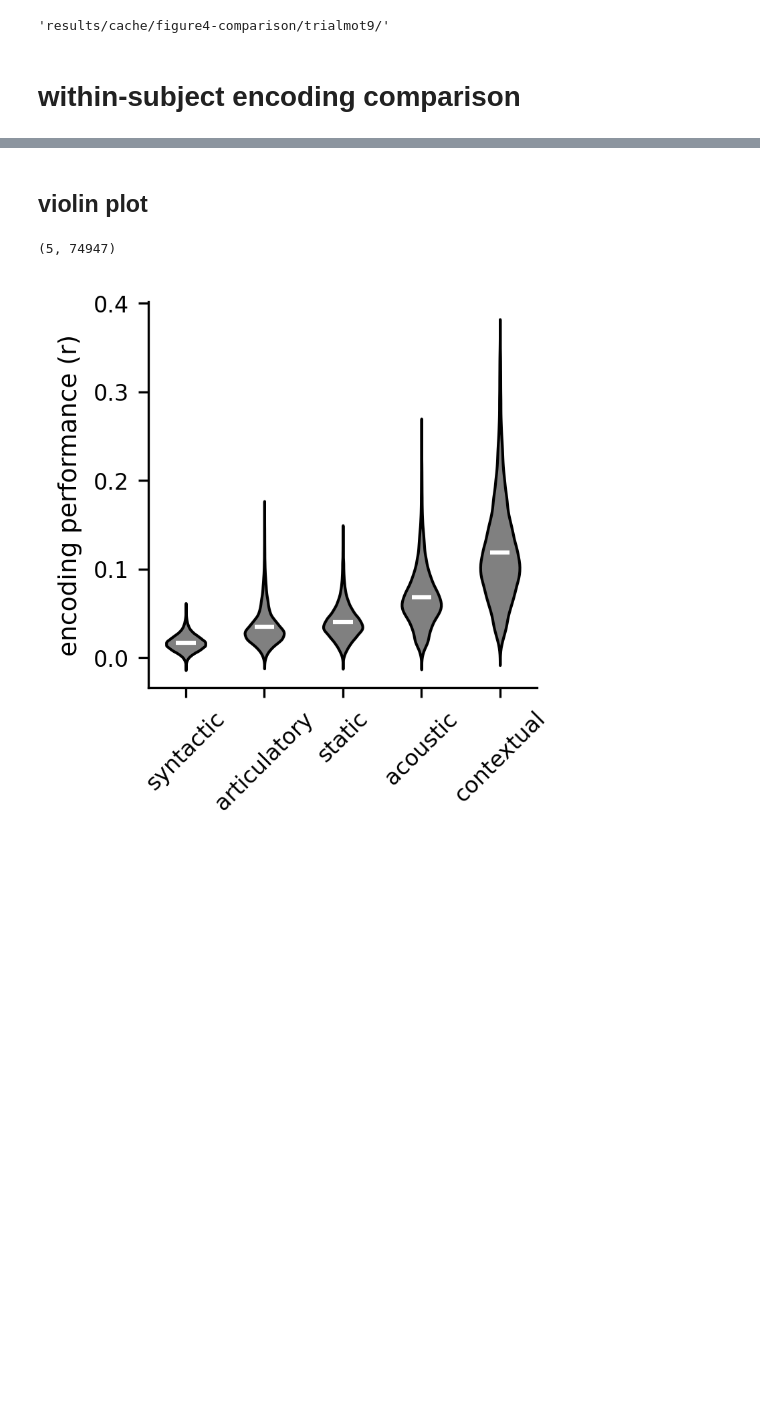
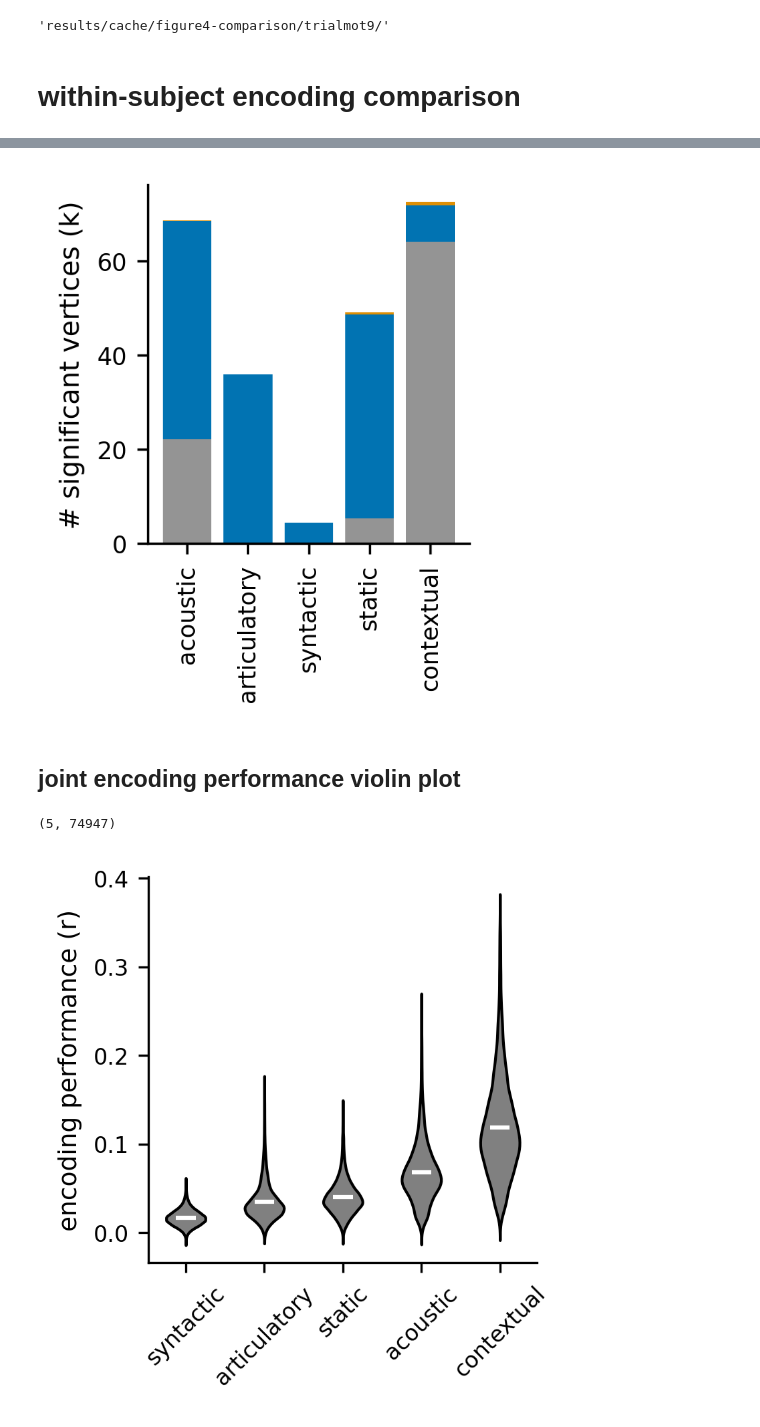
Before and after one commit to YeajuDianaKim394/EncodingModels, a Jupyter notebook: code/figure4-model-compare.ipynb, the cells around one changed output, grey strips where cells are left out. Drawn from its saved outputs; the diff is of its cells as text; code cells hidden in the pictures; blank space fills up the shorter version.

```diff
--- a/code/figure4-model-compare.ipynb
+++ b/code/figure4-model-compare.ipynb
@@ -107,0 +126,6 @@ fig.show()
+# %%
+enc_n_sig_voxels = {}
+for modelname in models:
+    sigmask = stats.ttest_1samp(results[modelname], correlations=False, method='bonf', alpha=0.05)
+    enc_n_sig_voxels[modelname] = sigmask.sum()
+    print(modelname, sigmask.sum())
@@ -108,5 +178,33 @@ fig.show()
+# %%
+fig, ax = plt.subplots(figsize=(2, 2.5), layout='constrained', dpi=300)
+
+xlabels = df['modelname']
+bottom = np.zeros(len(xlabels))
+GREEN = '#029e73'
+GRAY = '#949494'
+GRAY2 = '#CCCCCC'
+colors = [GRAY, BLU, ORG]
+
+xaxis = xlabels
+
+width = 0.8
+for feature, color in zip(metrics, colors):
+    values = df[feature] / 1000
+    p = ax.bar(xaxis, values, -width, bottom=bottom, color=color, label=feature)
+    bottom += values
+
+ax.set_xticks(range(len(xlabels)))
+ax.set_xticklabels(xlabels, rotation=90)
+
+ax.set_ylabel('# significant vertices (k)')
+# ax.legend(bbox_to_anchor=(1.04, 1), loc="upper left")
+# ax.legend(bbox_to_anchor=(0, 1.02, 1, 0.2), loc='lower left', mode='expand', ncol=1)
+
+fig.show()
+# %% [output]
+[figure, added]
 # %% [markdown]
-## violin plot
+## joint encoding performance violin plot
 # %%
 data = np.stack([results[modelname][..., FG_MASK].mean(0) for modelname in model_order])
 data.shape
```
Also changed, not shown: parts of 29 cells of this notebook, 2 other files.
